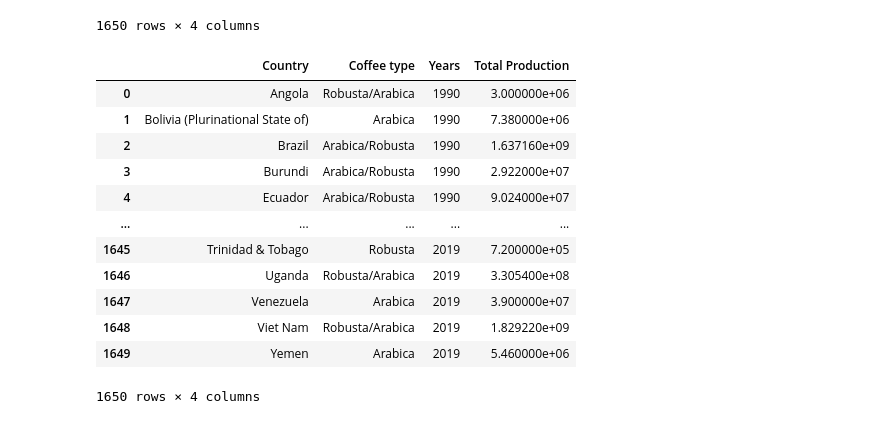
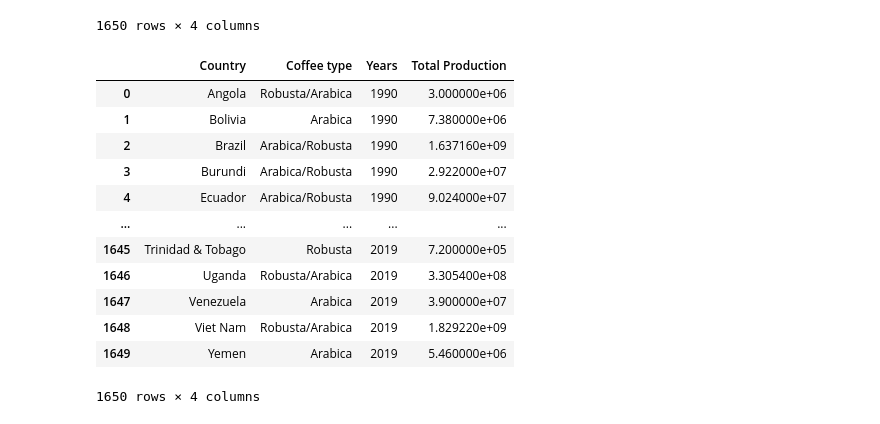
Before and after one commit to AAlbers341/project1_coffee_analysis, a Jupyter notebook: EDA/coffee_production.ipynb, the cells around one changed output. Cells and saved outputs as stored; diff of their text form; code cells hidden in the pictures.

Commit message:
Total production csv and API call .ipynb file

```diff
--- a/EDA/coffee_production.ipynb
+++ b/EDA/coffee_production.ipynb
@@ -76,28 +73,32 @@ coffee_production_unpivoted
 # %%
 # Split by '/' delimiter to obtain just 1st year
 coffee_production_split = coffee_production_unpivoted['Year'].str.split('/', expand=True)
 
 # From index[0], append year back to orig df
 coffee_production_unpivoted['Years'] = coffee_production_split[0]
 
 # Delete previous 'Year' column
 del coffee_production_unpivoted['Year']
 
 # Rename df
 coffee_production_cleaned = coffee_production_unpivoted
 
 # New order of df
 new_order = ['Country', 'Coffee type', 'Years', 'Total Production']
 
 # Set new order of df back to orig
 coffee_production_cleaned = coffee_production_cleaned[new_order]
 
+# Last clean on Bolivia to just have country name
+bolivia_clean = coffee_production_cleaned['Country'].replace('Bolivia (Plurinational State of)', 'Bolivia')
+coffee_production_cleaned['Country'] = bolivia_clean
+
 # Display cleaned df
 coffee_production_cleaned
 # %% [output]
 |  | Country | Coffee type | Years | Total Production |
 | 0 | Angola | Robusta/Arabica | 1990 | 3.000000e+06 |
-| 1 | Bolivia (Plurinational State of) | Arabica | 1990 | 7.380000e+06 |
+| 1 | Bolivia | Arabica | 1990 | 7.380000e+06 |
 | 2 | Brazil | Arabica/Robusta | 1990 | 1.637160e+09 |
 | 3 | Burundi | Arabica/Robusta | 1990 | 2.922000e+07 |
 | 4 | Ecuador | Arabica/Robusta | 1990 | 9.024000e+07 |
```
Also changed, not shown: parts of 2 cells of this notebook, 2 other files.
